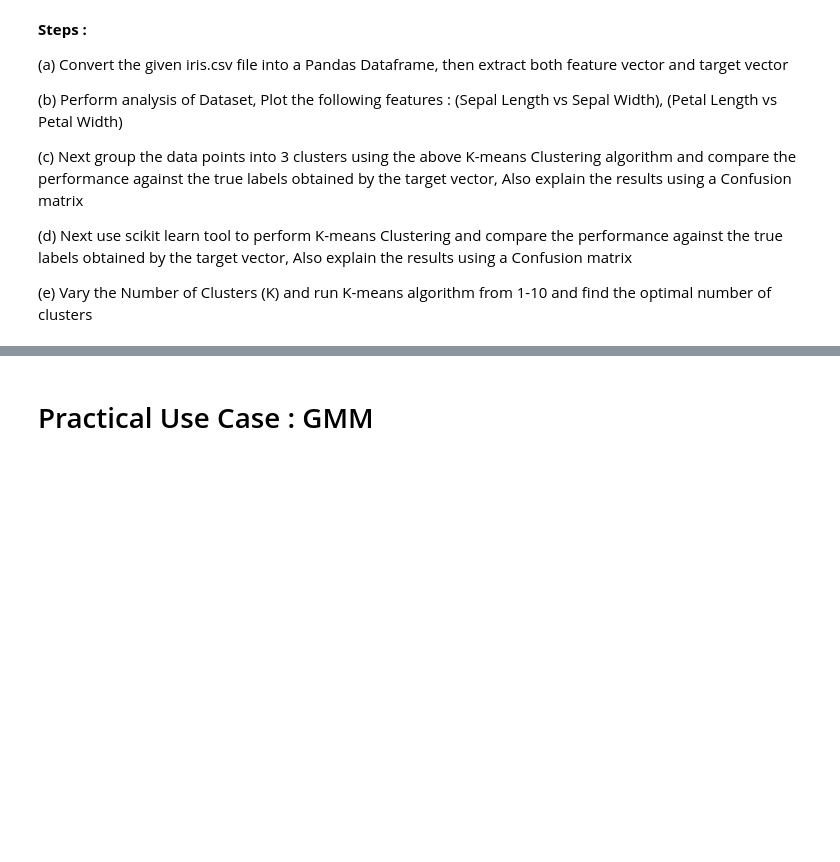
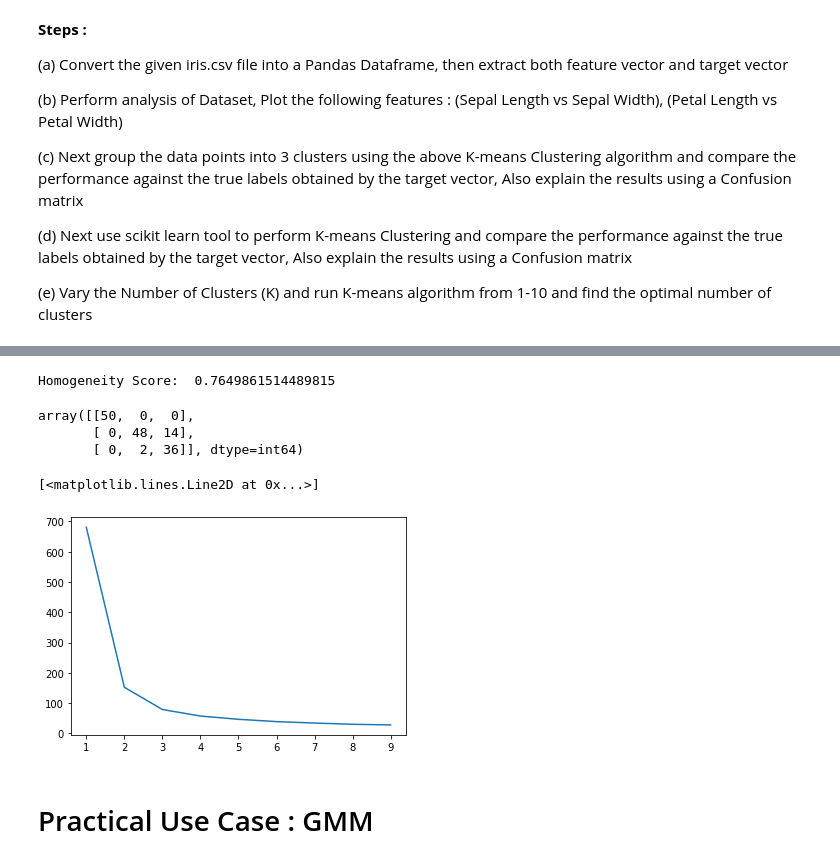
Before and after one commit to shashankp28/PRML-Lab-22, a Jupyter notebook: Assignment_4/Lab_4_Clustering_Part_1.ipynb, the cells around one changed output, grey strips where cells are left out. Saved outputs shown, nothing was run; the diff lists cells and outputs as text; code cells hidden in the pictures; blank space fills up the shorter version.

```diff
--- a/Assignment_4/Lab_4_Clustering_Part_1.ipynb
+++ b/Assignment_4/Lab_4_Clustering_Part_1.ipynb
@@ -686,0 +802,4 @@ import pandas as pd
+# %%
+from sklearn.cluster import KMeans
+kmeans = KMeans(n_clusters=3,n_init=100,max_iter=100,verbose=1)
+kmeans.fit(x)
@@ -687,3 +825,28 @@ import pandas as pd
+# %%
+from sklearn import metrics
+
+pred=kmeans.predict(x)
+print('Homogeneity Score: ',metrics.homogeneity_score(pred,target))
+
+import sklearn.metrics as sm
+
+sm.confusion_matrix(pred, target)
+# %% [output]
+Homogeneity Score:  0.7649861514489815
+array([[50,  0,  0],
+       [ 0, 48, 14],
+       [ 0,  2, 36]], dtype=int64)
+# %%
+dist = []
+K = range(1,10)
+for no_of_clusters in K:
+  k_model = KMeans(n_clusters=no_of_clusters)
+  k_model.fit(x)
+  dist.append(k_model.inertia_)
+plt.plot(K, dist)
+# %% [output]
+[<matplotlib.lines.Line2D at 0x...>]
+[figure, added]
 # %% [markdown]
 # Practical Use Case : GMM
 # %% [markdown]
```
Also changed, not shown: parts of 22 cells of this notebook.
